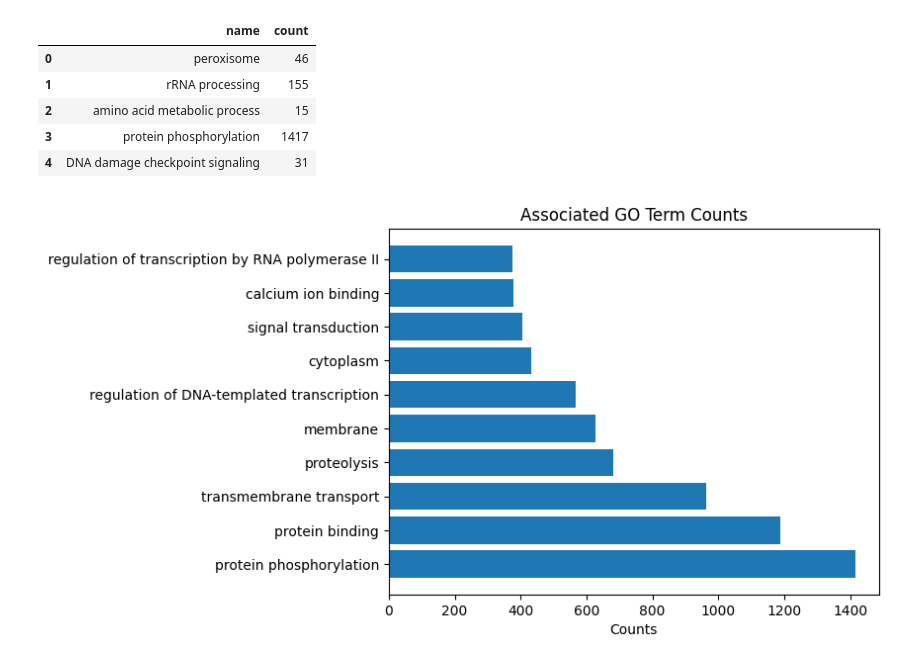
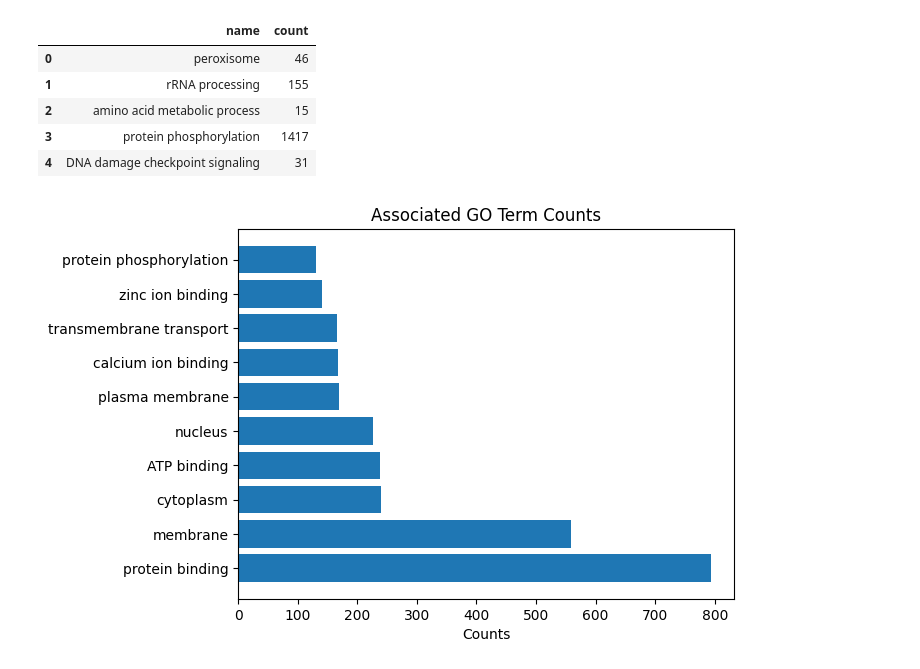
Before and after one commit to jonazhu/nematostella_protpred, a Jupyter notebook: motifs/find_motifs_testing.ipynb, the cells around one changed output. Saved outputs shown, nothing was run; the diff lists cells and outputs as text; code cells hidden in the pictures.

```diff
--- a/motifs/find_motifs_testing.ipynb
+++ b/motifs/find_motifs_testing.ipynb
@@ -294,3 +294,7 @@ counts_sorted[0:10]
 | 39 | glucose metabolic process | 77 |
 | 21 | protein binding | 75 |
 | 9 | transmembrane transport | 71 |
+# %%
+counts_new = pd.read_csv("counts.csv")
+counts_new_sorted = counts_new.sort_values(by=["count"], ascending=False)
+counts_new_sorted[0:10]
@@ -385,20 +401,20 @@ full_df_test.head()
 # %%
 def plot_goterms(counts, n=10):
     """
     Takes a dataframe of counts, which can be obtained by as_dataframe(), and makes a horizontal barplot
     of the counts for the top n GO terms.
     - n (default 10): number of GO terms to display.
     """
     #does not assume counts are sorted; sorts them if so
     counts_sorted = counts.sort_values(by=["count"], ascending=False)
     counts_subframe = counts_sorted[0:n]
 
     plt.barh(counts_subframe['name'], counts_subframe["count"])
     plt.title('Associated GO Term Counts')
     #plt.ylabel('GO Term')
     plt.xlabel('Counts')
     plt.show()
 
-plot_goterms(full_df_test)
+plot_goterms(counts_new_sorted)
 # %% [output]
-[figure, old version]
+[figure, new version]
```
Also changed, not shown: parts of 1 cell of this notebook, 7 other files.
